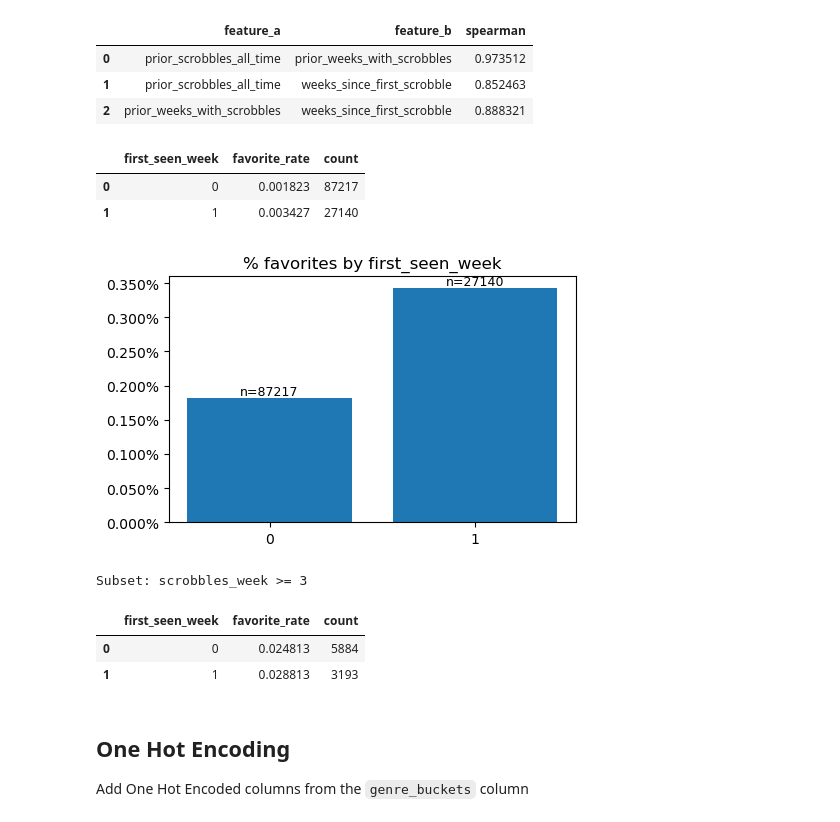
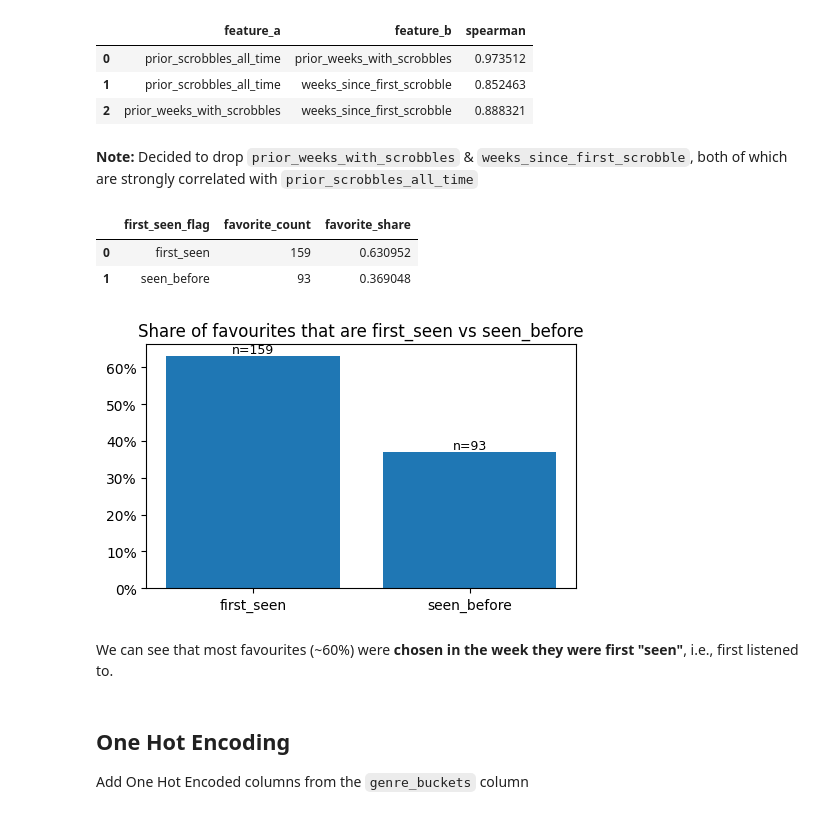
Before and after one commit to Tyainss/song-of-the-week, a Jupyter notebook: notebooks/00_eda.ipynb, the cells around one changed output. Cells and saved outputs as stored; diff of their text form; code cells hidden in the pictures.

```diff
--- a/notebooks/00_eda.ipynb
+++ b/notebooks/00_eda.ipynb
@@ -695,7 +770,7 @@ x_a, y_a = norm_hist(cmp["avg_nonfav_plays"], bins)
 ax = axes[0]
 ax.plot(x_a, y_a, label="avg non-favorites")
 ax.plot(x_f, y_f, label="favorite")
-ax.set_title("Weekly plays · favorite vs average")
+ax.set_title("Weekly plays - favorite vs average")
 ax.set_xlabel("Plays in week")
 ax.set_ylabel("Percent of weeks")
 ax.set_xlim(0, xmax)
@@ -709,7 +784,7 @@ x_m, y_m = norm_hist(cmp["max_nonfav_plays"], bins)
 ax = axes[1]
 ax.plot(x_m, y_m, label="max non-favorites")
 ax.plot(x_f, y_f, label="favorite")
-ax.set_title("Weekly plays · favorite vs max")
+ax.set_title("Weekly plays - favorite vs max")
 ax.set_xlabel("Plays in week")
 ax.set_ylabel("Percent of weeks")
 ax.set_xlim(0, xmax)
@@ -999,48 +1091,53 @@ pd.DataFrame(high_pairs, columns=["feature_a", "feature_b", "spearman"])
 | 0 | prior_scrobbles_all_time | prior_weeks_with_scrobbles | 0.973512 |
 | 1 | prior_scrobbles_all_time | weeks_since_first_scrobble | 0.852463 |
 | 2 | prior_weeks_with_scrobbles | weeks_since_first_scrobble | 0.888321 |
+# %% [markdown]
+**Note:** Decided to drop `prior_weeks_with_scrobbles` & `weeks_since_first_scrobble`, both of which are strongly correlated with `prior_scrobbles_all_time`
 # %%
-# --- Newness effect: first_seen_week vs favorite rate (+ slice by activity) ---
+# First "Seen" effect
 if "first_seen_week" in dfw.columns:
-    # Overall
+    # Keep only favourites
+    df_fav = dfw[dfw[target] == 1].copy()
+
+    # Flag whether the favourite was first seen this week or not
+    df_fav["first_seen_flag"] = np.where(
+        df_fav["first_seen_week"] == 0,
+        "first_seen",
+        "seen_before",
+    )
+
+    # Count favourites in each group + share of all favourites
     newness = (
-        dfw.groupby("first_seen_week")[target]
-           .agg(["mean", "count"])
-           .rename(columns={"mean": "favorite_rate"})
-           .reset_index()
+        df_fav.groupby("first_seen_flag")[target]
+              .agg(favorite_count="count")
+              .reset_index()
     )
+    total_favs = newness["favorite_count"].sum()
+    newness["favorite_share"] = newness["favorite_count"] / total_favs
+
     display(newness)
 
     plt.figure(figsize=(5, 3.2))
-    plt.bar(newness["first_seen_week"].astype(str), newness["favorite_rate"])
-    plt.title("% favorites by first_seen_week (0=new, 1=first week)" if newness["first_seen_week"].max() > 1
-              else "% favorites by first_seen_week")
+    plt.bar(newness["first_seen_flag"], newness["favorite_share"])
+    plt.title("Share of favourites that are first_seen vs seen_before")
     plt.gca().yaxis.set_major_formatter(mtick.PercentFormatter(1.0))
-    for x, y, n in zip(newness["first_seen_week"].astype(str), newness["favorite_rate"], newness["count"]):
-        plt.text(x, y, f"n={int(n)}", ha="center", va="bottom", fontsize=9)
+
+    for x, share, cnt in zip(
+        newness["first_seen_flag"],
+        newness["favorite_share"],
+        newness["favorite_count"],
+    ):
+        plt.text(x, share, f"n={cnt}", ha="center", va="bottom", fontsize=9)
+
     plt.tight_layout()
     plt.show()
-
-    # Slice: only rows with at least 3 scrobbles that week
-    active = dfw.loc[dfw.get("scrobbles_week", pd.Series(index=dfw.index, data=np.nan)) >= 3]
-    if len(active) > 0:
-        newness_active = (
-            active.groupby("first_seen_week")[target]
-                  .agg(["mean", "count"])
-                  .rename(columns={"mean": "favorite_rate"})
-                  .reset_index()
-        )
-        print("Subset: scrobbles_week >= 3")
-        display(newness_active)
 # %% [output]
-|  | first_seen_week | favorite_rate | count |
-| 0 | 0 | 0.001823 | 87217 |
-| 1 | 1 | 0.003427 | 27140 |
+|  | first_seen_flag | favorite_count | favorite_share |
+| 0 | first_seen | 159 | 0.630952 |
+| 1 | seen_before | 93 | 0.369048 |
-[figure, old version]
+[figure, new version]
-Subset: scrobbles_week >= 3
-|  | first_seen_week | favorite_rate | count |
-| 0 | 0 | 0.024813 | 5884 |
-| 1 | 1 | 0.028813 | 3193 |
+# %% [markdown]
+We can see that most favourites (~60%) were **chosen in the week they were first "seen"**, i.e., first listened to.
 # %% [markdown]
 ## One Hot Encoding
 Add One Hot Encoded columns from the `genre_buckets` column
```
Also changed, not shown: parts of 42 cells of this notebook.
